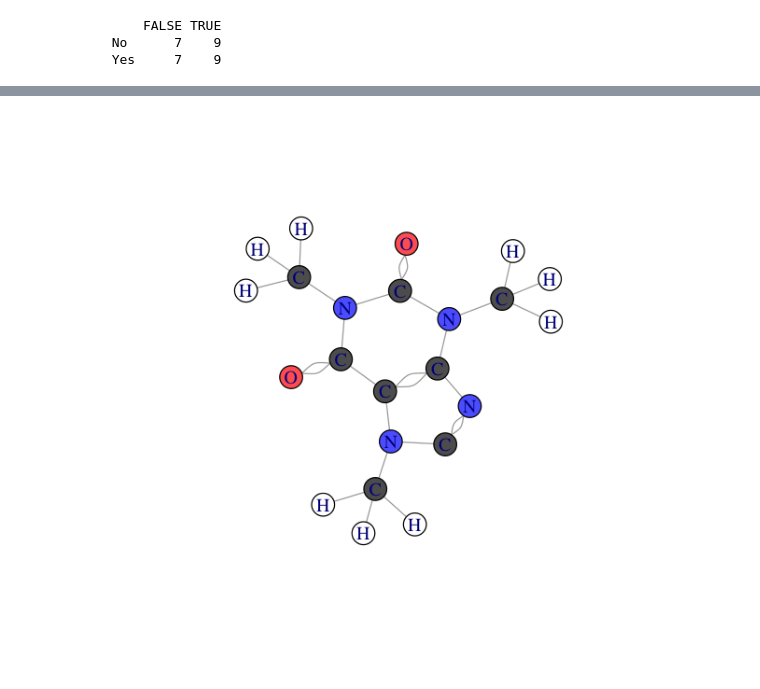
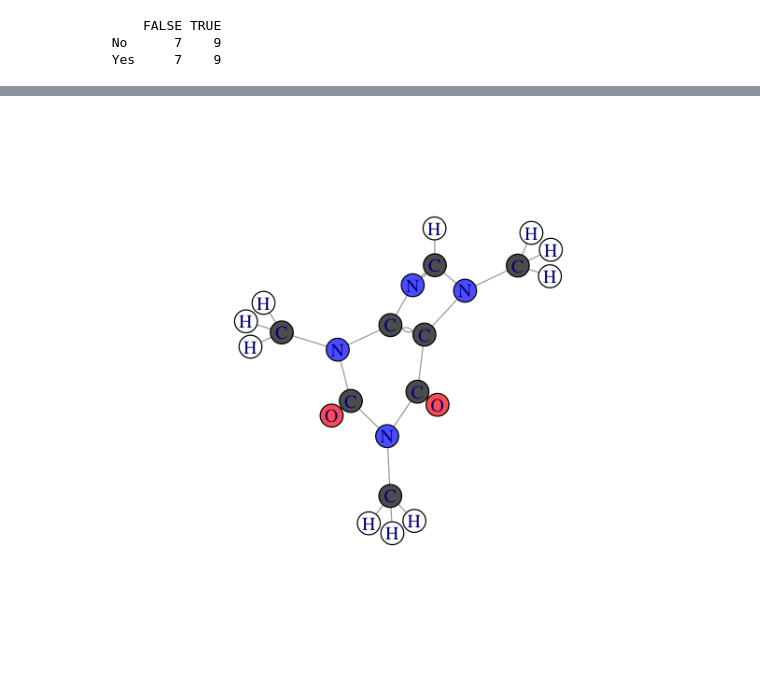
Before and after one commit to tanyaschlusser/R_notebooks, a Jupyter notebook: index.ipynb, the cells around one changed output, grey strips where cells are left out. Cells and saved outputs as stored; diff of their text form; code cells hidden in the pictures.

```diff
--- a/index.ipynb
+++ b/index.ipynb
@@ -126,13 +109,13 @@ library(igraph)
 caffeine.adjacency <- as.matrix(read.table("caffeine.txt", sep=" "))
 caffeine <- graph.adjacency(caffeine.adjacency, mode='undirected')
 # %%
-V(caffeine)$name <- strsplit('CHHHNCOCNCHHHCNCNCHHHCO', '')[[1]]
+V(caffeine)$name <- strsplit('CHHHNCOCNCHHHCHNCNCHHHCO', '')[[1]]
 V(caffeine)$color <- rgb(1, 1, 1)
 V(caffeine)[name == 'C']$color <- rgb(0, 0, 0, 0.7)
 V(caffeine)[name == 'O']$color <- rgb(1, 0, 0, 0.7)
 V(caffeine)[name == 'N']$color <- rgb(0, 0, 1, 0.7)
 
 plot(caffeine)
 options(repr.plot.height=5, repr.plot.width=5)
 # %% [output]
-[figure, old version]
+[figure, new version]
```
Also changed, not shown: parts of 2 cells of this notebook, 1 other file.
